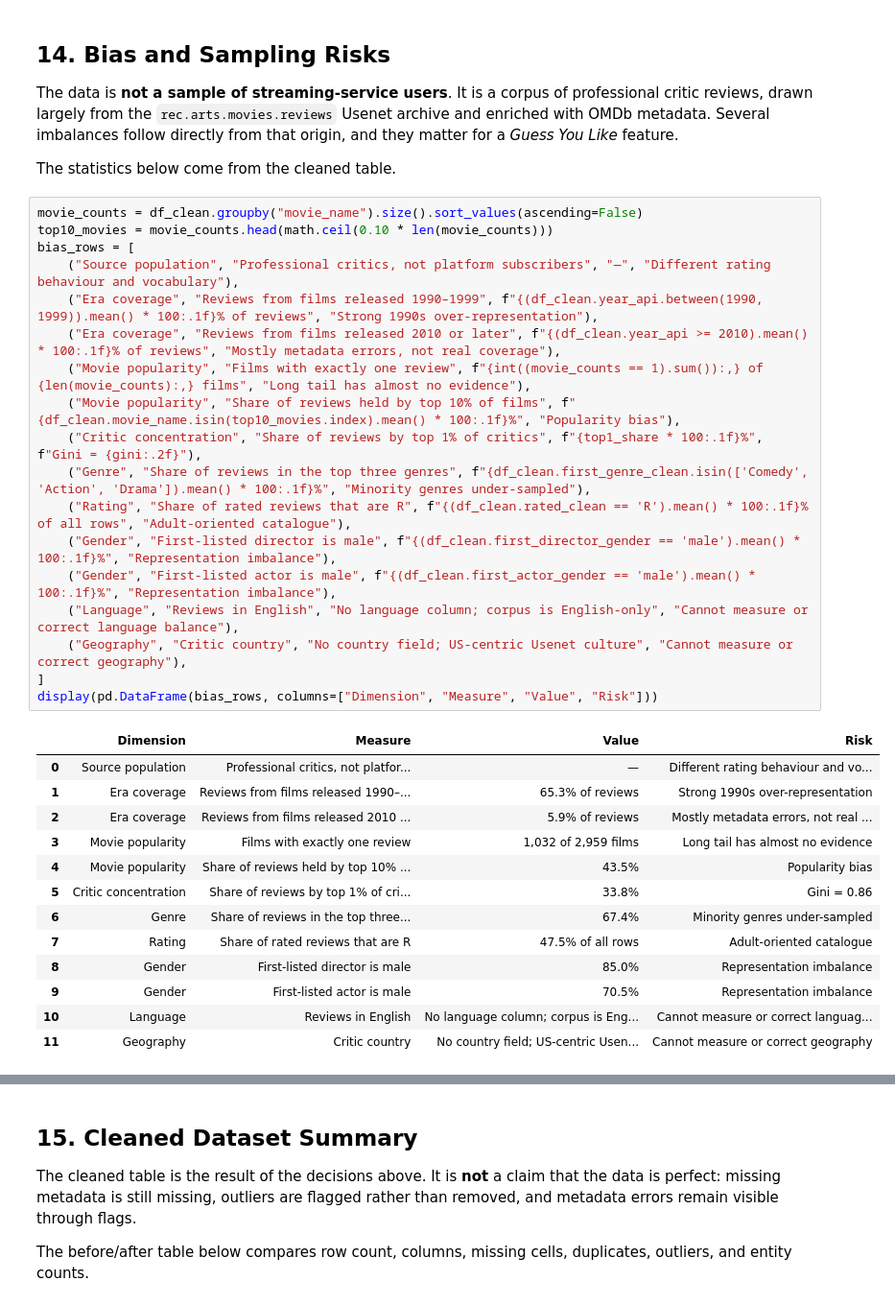
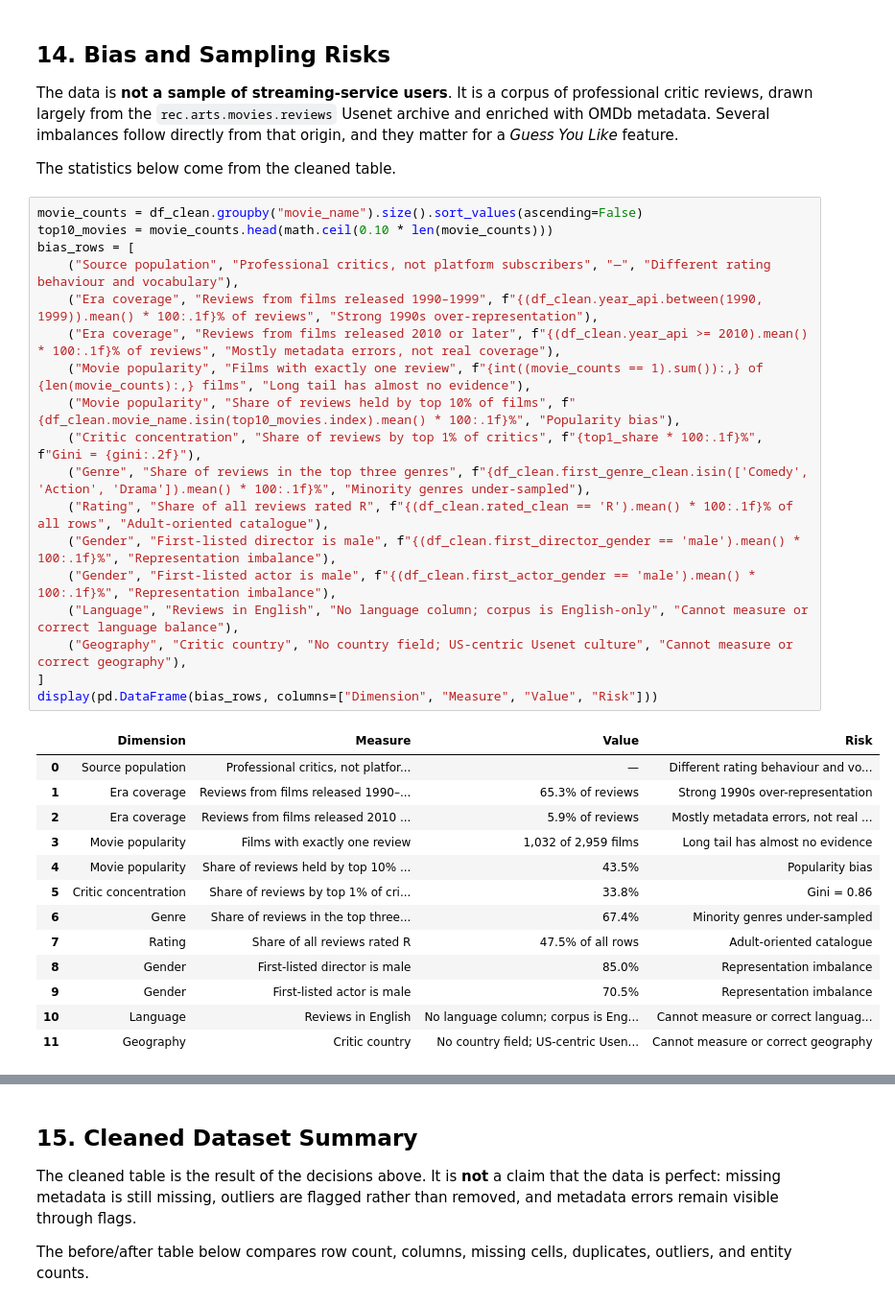
Before and after one commit to a207334-cmyk/data-engineering-group-project, a Jupyter notebook: Assignment1_EDA.ipynb, the cells around one changed output, grey strips where cells are left out. Shown at 96% size. Cells and saved outputs as stored; diff of their text form.

```diff
--- a/Assignment1_EDA.ipynb
+++ b/Assignment1_EDA.ipynb
@@ -1559,31 +1573,31 @@ The statistics below come from the cleaned table.
 # %%
 movie_counts = df_clean.groupby("movie_name").size().sort_values(ascending=False)
 top10_movies = movie_counts.head(math.ceil(0.10 * len(movie_counts)))
 bias_rows = [
     ("Source population", "Professional critics, not platform subscribers", "—", "Different rating behaviour and vocabulary"),
     ("Era coverage", "Reviews from films released 1990–1999", f"{(df_clean.year_api.between(1990, 1999)).mean() * 100:.1f}% of reviews", "Strong 1990s over-representation"),
     ("Era coverage", "Reviews from films released 2010 or later", f"{(df_clean.year_api >= 2010).mean() * 100:.1f}% of reviews", "Mostly metadata errors, not real coverage"),
     ("Movie popularity", "Films with exactly one review", f"{int((movie_counts == 1).sum()):,} of {len(movie_counts):,} films", "Long tail has almost no evidence"),
     ("Movie popularity", "Share of reviews held by top 10% of films", f"{df_clean.movie_name.isin(top10_movies.index).mean() * 100:.1f}%", "Popularity bias"),
     ("Critic concentration", "Share of reviews by top 1% of critics", f"{top1_share * 100:.1f}%", f"Gini = {gini:.2f}"),
     ("Genre", "Share of reviews in the top three genres", f"{df_clean.first_genre_clean.isin(['Comedy', 'Action', 'Drama']).mean() * 100:.1f}%", "Minority genres under-sampled"),
-    ("Rating", "Share of rated reviews that are R", f"{(df_clean.rated_clean == 'R').mean() * 100:.1f}% of all rows", "Adult-oriented catalogue"),
+    ("Rating", "Share of all reviews rated R", f"{(df_clean.rated_clean == 'R').mean() * 100:.1f}% of all rows", "Adult-oriented catalogue"),
     ("Gender", "First-listed director is male", f"{(df_clean.first_director_gender == 'male').mean() * 100:.1f}%", "Representation imbalance"),
     ("Gender", "First-listed actor is male", f"{(df_clean.first_actor_gender == 'male').mean() * 100:.1f}%", "Representation imbalance"),
     ("Language", "Reviews in English", "No language column; corpus is English-only", "Cannot measure or correct language balance"),
     ("Geography", "Critic country", "No country field; US-centric Usenet culture", "Cannot measure or correct geography"),
 ]
 display(pd.DataFrame(bias_rows, columns=["Dimension", "Measure", "Value", "Risk"]))
 # %% [output]
 |  | Dimension | Measure | Value | Risk |
 | 0 | Source population | Professional critics, not platfor... | — | Different rating behaviour and vo... |
 | 1 | Era coverage | Reviews from films released 1990–... | 65.3% of reviews | Strong 1990s over-representation |
 | 2 | Era coverage | Reviews from films released 2010 ... | 5.9% of reviews | Mostly metadata errors, not real ... |
 | 3 | Movie popularity | Films with exactly one review | 1,032 of 2,959 films | Long tail has almost no evidence |
 | 4 | Movie popularity | Share of reviews held by top 10% ... | 43.5% | Popularity bias |
 | 5 | Critic concentration | Share of reviews by top 1% of cri... | 33.8% | Gini = 0.86 |
 | 6 | Genre | Share of reviews in the top three... | 67.4% | Minority genres under-sampled |
-| 7 | Rating | Share of rated reviews that are R | 47.5% of all rows | Adult-oriented catalogue |
+| 7 | Rating | Share of all reviews rated R | 47.5% of all rows | Adult-oriented catalogue |
 | 8 | Gender | First-listed director is male | 85.0% | Representation imbalance |
 | 9 | Gender | First-listed actor is male | 70.5% | Representation imbalance |
 | 10 | Language | Reviews in English | No language column; corpus is Eng... | Cannot measure or correct languag... |
```
Also changed, not shown: parts of 20 cells of this notebook, 5 other files.
